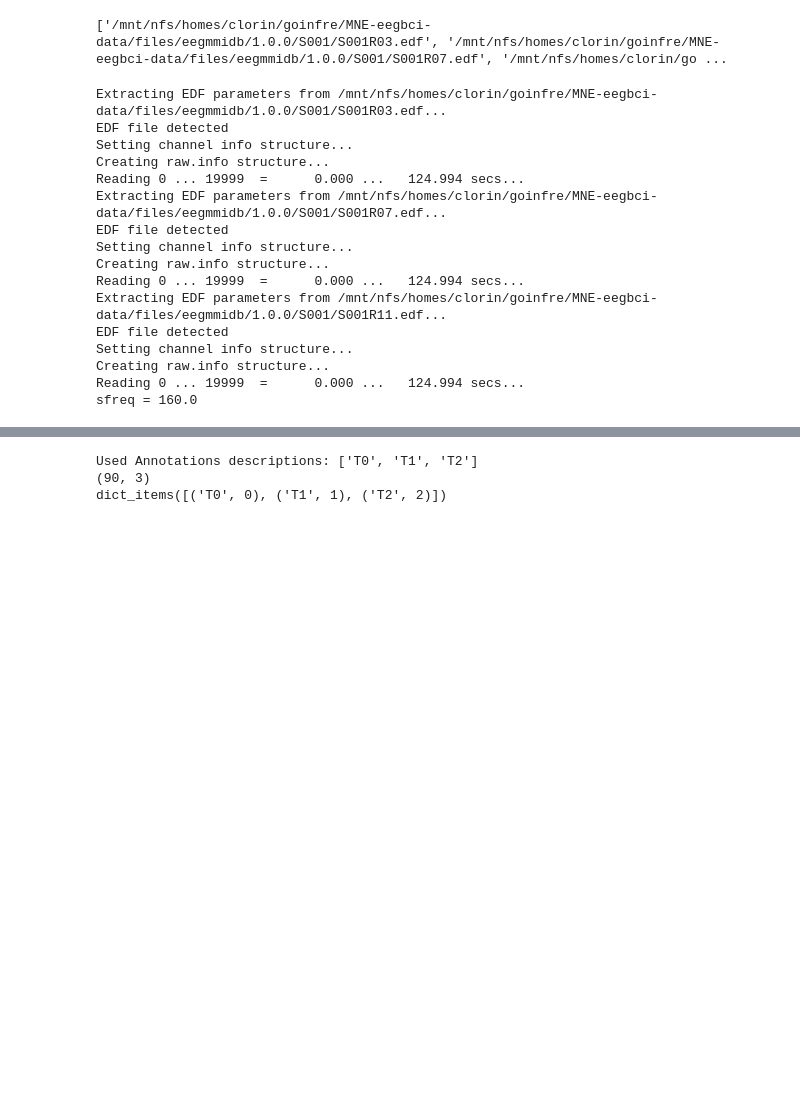
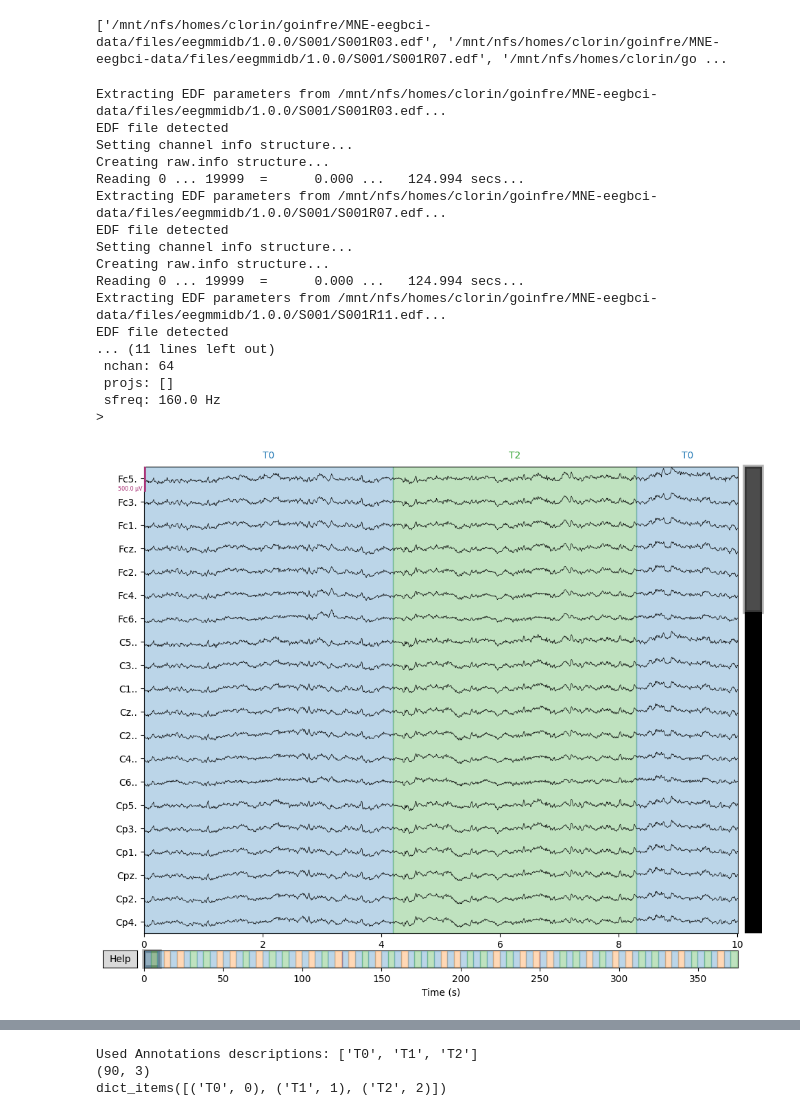
Before and after one commit to sirius911/total-perspective-vortex-, a Jupyter notebook: tutos/first.ipynb, the cells around one changed output, grey strips where cells are left out. Cells and saved outputs as stored; diff of their text form; code cells hidden in the pictures; blank space fills up the shorter version.

```diff
--- a/tutos/first.ipynb
+++ b/tutos/first.ipynb
@@ -9,24 +9,27 @@ print(files_name)
 # %% [output]
 ['/mnt/nfs/homes/clorin/goinfre/MNE-eegbci-data/files/eegmmidb/1.0.0/S001/S001R03.edf', '/mnt/nfs/homes/clorin/goinfre/MNE-eegbci-data/files/eegmmidb/1.0.0/S001/S001R07.edf', '/mnt/nfs/homes/clorin/go ...
 # %%
-# raw = mne.io.read_raw_edf(files_name[0], preload=True)
+#
 raw = mne.io.concatenate_raws([mne.io.read_raw_edf(f, preload=True) for f in files_name])
+print(raw.info)
 sfreq = raw.info['sfreq']
-print(f"sfreq = {sfreq}")
+raw.plot(scalings=dict(eeg=250e-6), title='Before traitement')
 # %% [output]
 Extracting EDF parameters from /mnt/nfs/homes/clorin/goinfre/MNE-eegbci-data/files/eegmmidb/1.0.0/S001/S001R03.edf...
 EDF file detected
 Setting channel info structure...
 Creating raw.info structure...
 Reading 0 ... 19999  =      0.000 ...   124.994 secs...
 Extracting EDF parameters from /mnt/nfs/homes/clorin/goinfre/MNE-eegbci-data/files/eegmmidb/1.0.0/S001/S001R07.edf...
 EDF file detected
 Setting channel info structure...
 Creating raw.info structure...
 Reading 0 ... 19999  =      0.000 ...   124.994 secs...
 Extracting EDF parameters from /mnt/nfs/homes/clorin/goinfre/MNE-eegbci-data/files/eegmmidb/1.0.0/S001/S001R11.edf...
 EDF file detected
-Setting channel info structure...
-Creating raw.info structure...
-Reading 0 ... 19999  =      0.000 ...   124.994 secs...
-sfreq = 160.0
+... (11 lines left out)
+ nchan: 64
+ projs: []
+ sfreq: 160.0 Hz
+>
+[figure, added]
```
Also changed, not shown: parts of 6 cells of this notebook, 1 other file.
